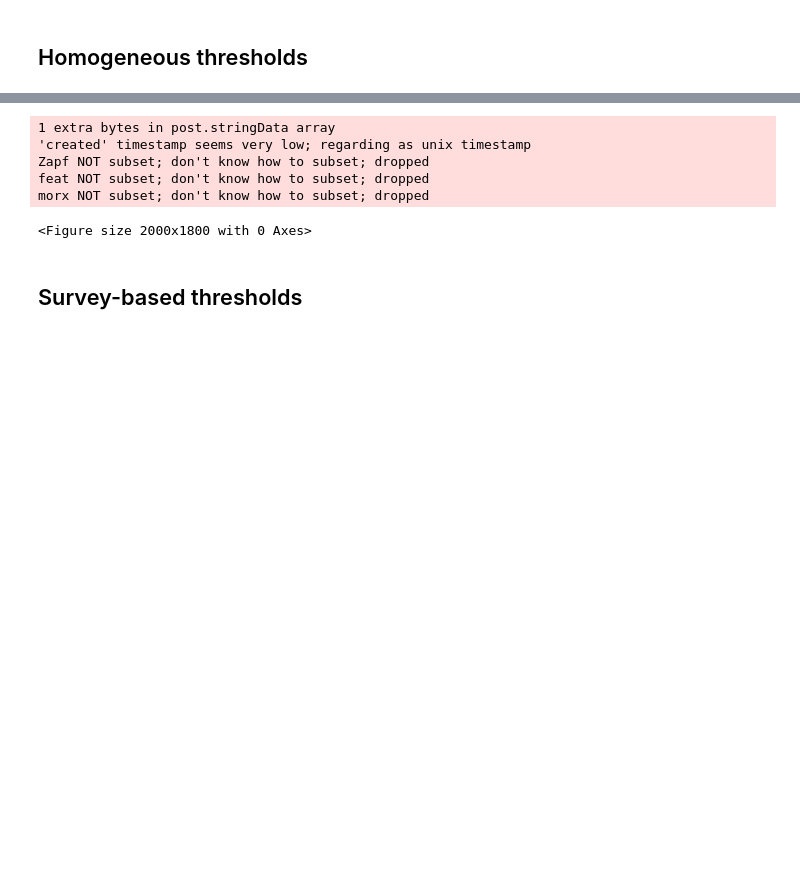
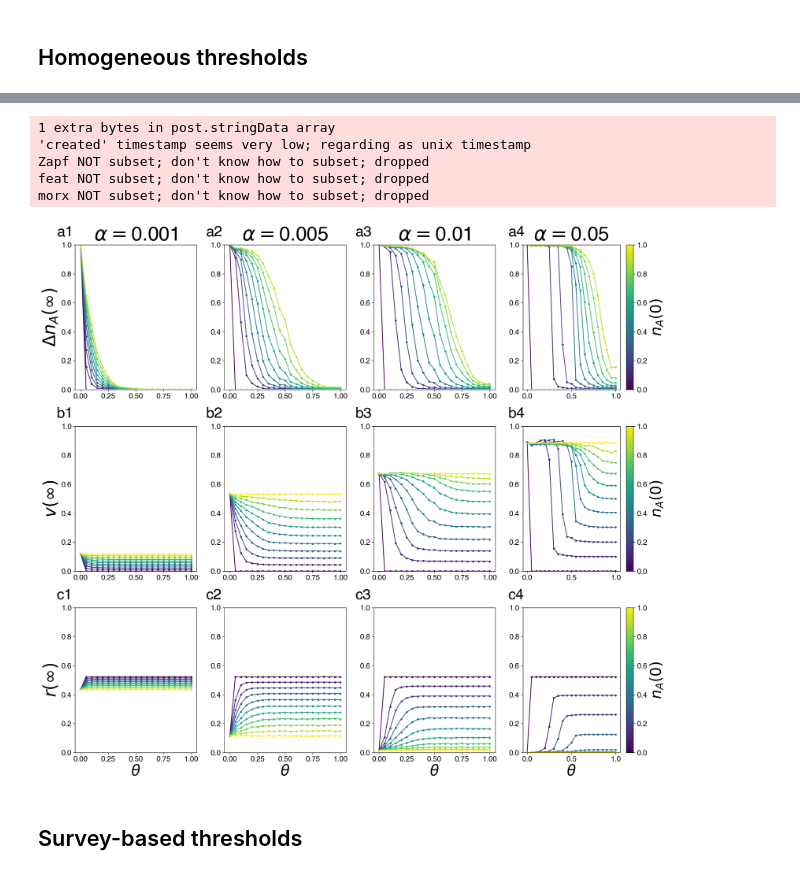
Before and after one commit to phononautomata/threshold, a Jupyter notebook: notebooks/analysis_paper.ipynb, the cells around one changed output, grey strips where cells are left out. Saved outputs shown, nothing was run; the diff lists cells and outputs as text; code cells hidden in the pictures; blank space fills up the shorter version.

```diff
--- a/notebooks/analysis_paper.ipynb
+++ b/notebooks/analysis_paper.ipynb
@@ -47,20 +47,21 @@ morx NOT subset; don't know how to subset; dropped
 # %%
 model_region = 'National'
 target_vaccination = [0.001, 0.005, 0.01, 0.05]
 
 pt.plot_panel_homogeneous_thresholds_sections(
     model_region=model_region,
     target_vaccination=target_vaccination,
     path_cwd=os.path.join(path_cwd, '..'),
-    cutoff_prevalence=0.05,
+    cutoff_prevalence=0.001,
+    curve_spacing=2,
     )
 # %% [output]
 1 extra bytes in post.stringData array
 'created' timestamp seems very low; regarding as unix timestamp
 Zapf NOT subset; don't know how to subset; dropped
 feat NOT subset; don't know how to subset; dropped
 morx NOT subset; don't know how to subset; dropped
-<Figure size 2000x1800 with 0 Axes>
+[figure, added]
 # %% [markdown]
 ## Survey-based thresholds
 # %%
```
Also changed, not shown: parts of 4 cells of this notebook, 24 other files.
